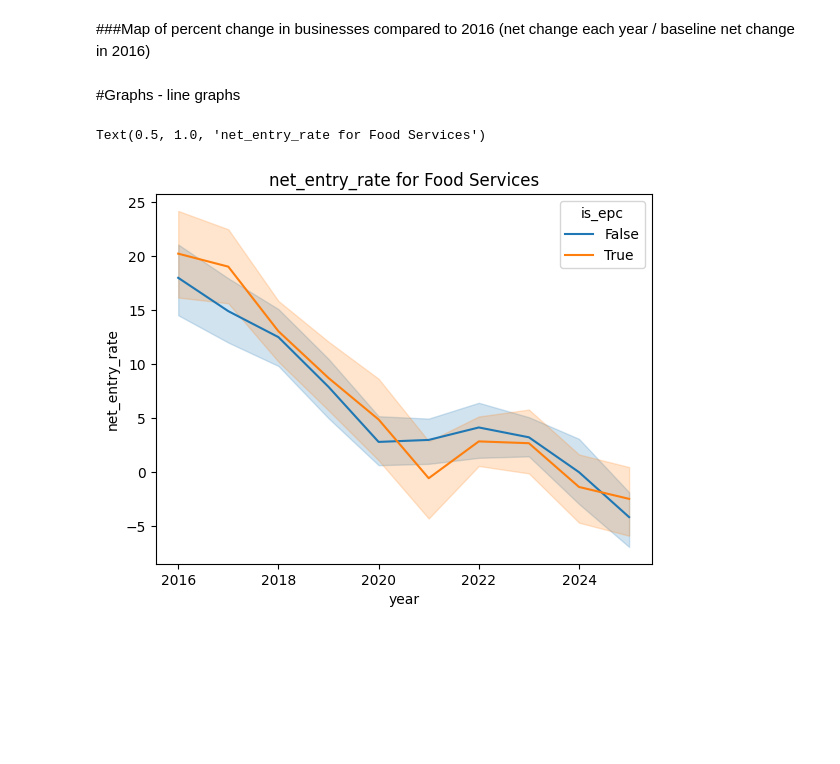
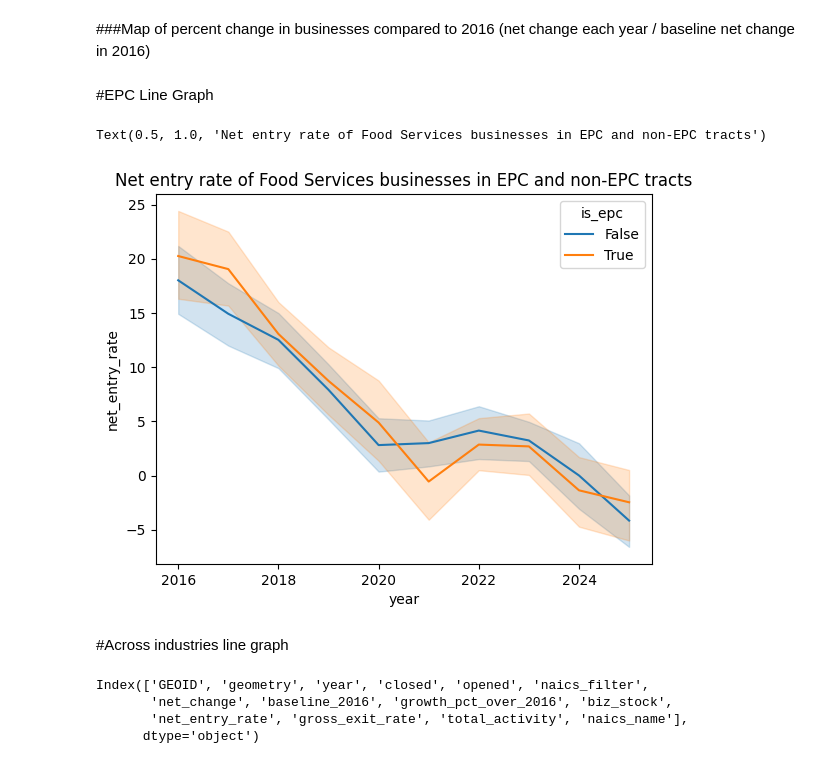
Before and after one commit to miaflynn/CYPLAN255-Final-Project, a Jupyter notebook: 03c_visualizations_net_change.ipynb, the cells around one changed output. Saved outputs shown, nothing was run; the diff lists cells and outputs as text; code cells hidden in the pictures; blank space fills up the shorter version.

```diff
--- a/03c_visualizations_net_change.ipynb
+++ b/03c_visualizations_net_change.ipynb
@@ -143,17 +145,46 @@ open_close_tracts_gdf['is_epc'] = open_close_tracts_gdf['GEOID'].isin(epc_tracts
 # fx.choropleth_animated(
 #     open_close_tracts_gdf, 'growth_pct_over_2016', epc_tracts, 2017
 # )
-# %% [markdown]
-#Graphs - line graphs
+# %% [markdown]
+#EPC Line Graph
 # %%
 sns.lineplot(
     open_close_tracts_gdf,
     x='year',
     y='net_entry_rate',
-    hue='is_epc'
+    hue='is_epc',
+    estimator='mean'
 )
 
-plt.title(f'{'net_entry_rate'} for {naics_name}')
+plt.title(f'Net entry rate of {naics_name} businesses in EPC and non-EPC tracts')
 # %% [output]
-Text(0.5, 1.0, 'net_entry_rate for Food Services')
+Text(0.5, 1.0, 'Net entry rate of Food Services businesses in EPC and non-EPC tracts')
-[figure, old version]
+[figure, new version]
+# %% [markdown]
+#Across industries line graph
+# %%
+#naics code names to compare
+naics_to_compare = ['Food Services',
+                    'Retail Trade',
+                    'Arts, Entertainment, and Recreation',
+                    'Accommodations',
+                    'Financial Services',
+                    'Private Education and Health Services',
+                    'Professional, Scientific, and Technical Services'
+]
+
+dfs = []
+for name in naics_to_compare:
+    result = fx.calc_business_dynamics(gdf_open_close, gdf_biz, sf_tracts, naics_name=name)
+    result['naics_name'] = name
+    dfs.append(result)
+
+combined = pd.concat(dfs)
+
+#look here to see metric options
+combined.columns
+# %% [output]
+Index(['GEOID', 'geometry', 'year', 'closed', 'opened', 'naics_filter',
+       'net_change', 'baseline_2016', 'growth_pct_over_2016', 'biz_stock',
+       'net_entry_rate', 'gross_exit_rate', 'total_activity', 'naics_name'],
+      dtype='object')
```
Also changed, not shown: parts of 2 cells of this notebook.
